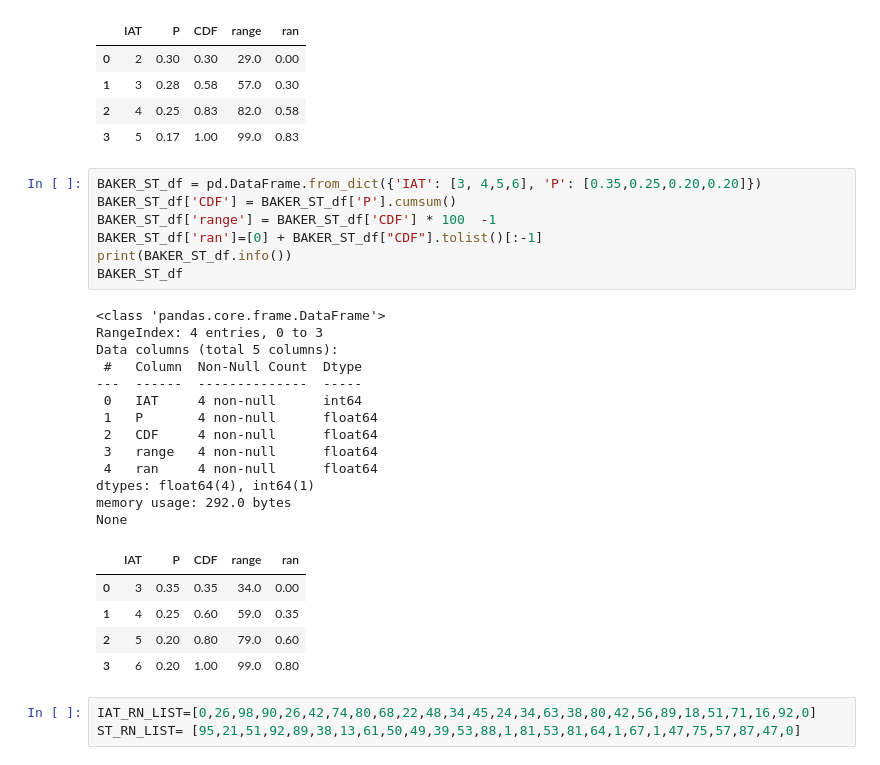
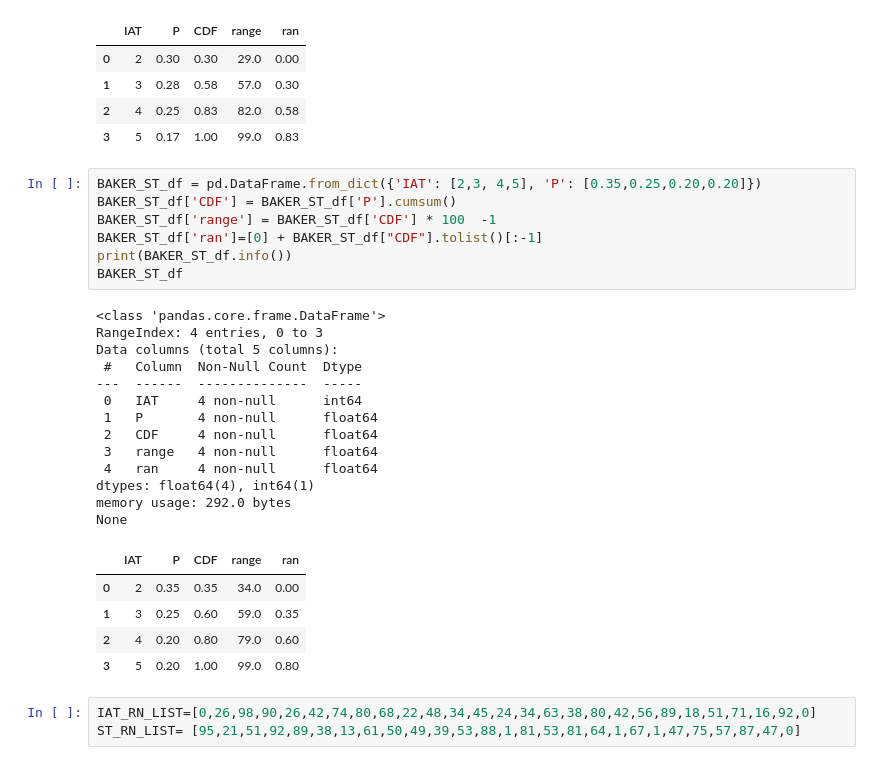
Before and after one commit to zzyadd/simulation, a Jupyter notebook: assignment-1.ipynb, the cells around one changed output. Saved outputs shown, nothing was run; the diff lists cells and outputs as text.

```diff
--- a/assignment-1.ipynb
+++ b/assignment-1.ipynb
@@ -57,31 +57,31 @@ None
 | 2 | 4 | 0.25 | 0.83 | 82.0 | 0.58 |
 | 3 | 5 | 0.17 | 1.00 | 99.0 | 0.83 |
 # %%
-BAKER_ST_df = pd.DataFrame.from_dict({'IAT': [3, 4,5,6], 'P': [0.35,0.25,0.20,0.20]})
+BAKER_ST_df = pd.DataFrame.from_dict({'IAT': [2,3, 4,5], 'P': [0.35,0.25,0.20,0.20]})
 BAKER_ST_df['CDF'] = BAKER_ST_df['P'].cumsum()
 BAKER_ST_df['range'] = BAKER_ST_df['CDF'] * 100  -1
 BAKER_ST_df['ran']=[0] + BAKER_ST_df["CDF"].tolist()[:-1]
 print(BAKER_ST_df.info())
 BAKER_ST_df
 # %% [output]
 <class 'pandas.core.frame.DataFrame'>
 RangeIndex: 4 entries, 0 to 3
 Data columns (total 5 columns):
  #   Column  Non-Null Count  Dtype
 ---  ------  --------------  -----
  0   IAT     4 non-null      int64
  1   P       4 non-null      float64
  2   CDF     4 non-null      float64
  3   range   4 non-null      float64
  4   ran     4 non-null      float64
 dtypes: float64(4), int64(1)
 memory usage: 292.0 bytes
 None
 |  | IAT | P | CDF | range | ran |
-| 0 | 3 | 0.35 | 0.35 | 34.0 | 0.00 |
-| 1 | 4 | 0.25 | 0.60 | 59.0 | 0.35 |
-| 2 | 5 | 0.20 | 0.80 | 79.0 | 0.60 |
-| 3 | 6 | 0.20 | 1.00 | 99.0 | 0.80 |
+| 0 | 2 | 0.35 | 0.35 | 34.0 | 0.00 |
+| 1 | 3 | 0.25 | 0.60 | 59.0 | 0.35 |
+| 2 | 4 | 0.20 | 0.80 | 79.0 | 0.60 |
+| 3 | 5 | 0.20 | 1.00 | 99.0 | 0.80 |
 # %%
 IAT_RN_LIST=[0,26,98,90,26,42,74,80,68,22,48,34,45,24,34,63,38,80,42,56,89,18,51,71,16,92,0]
 ST_RN_LIST= [95,21,51,92,89,38,13,61,50,49,39,53,88,1,81,53,81,64,1,67,1,47,75,57,87,47,0]
```
Also changed, not shown: parts of 5 cells of this notebook, 2 other files.
